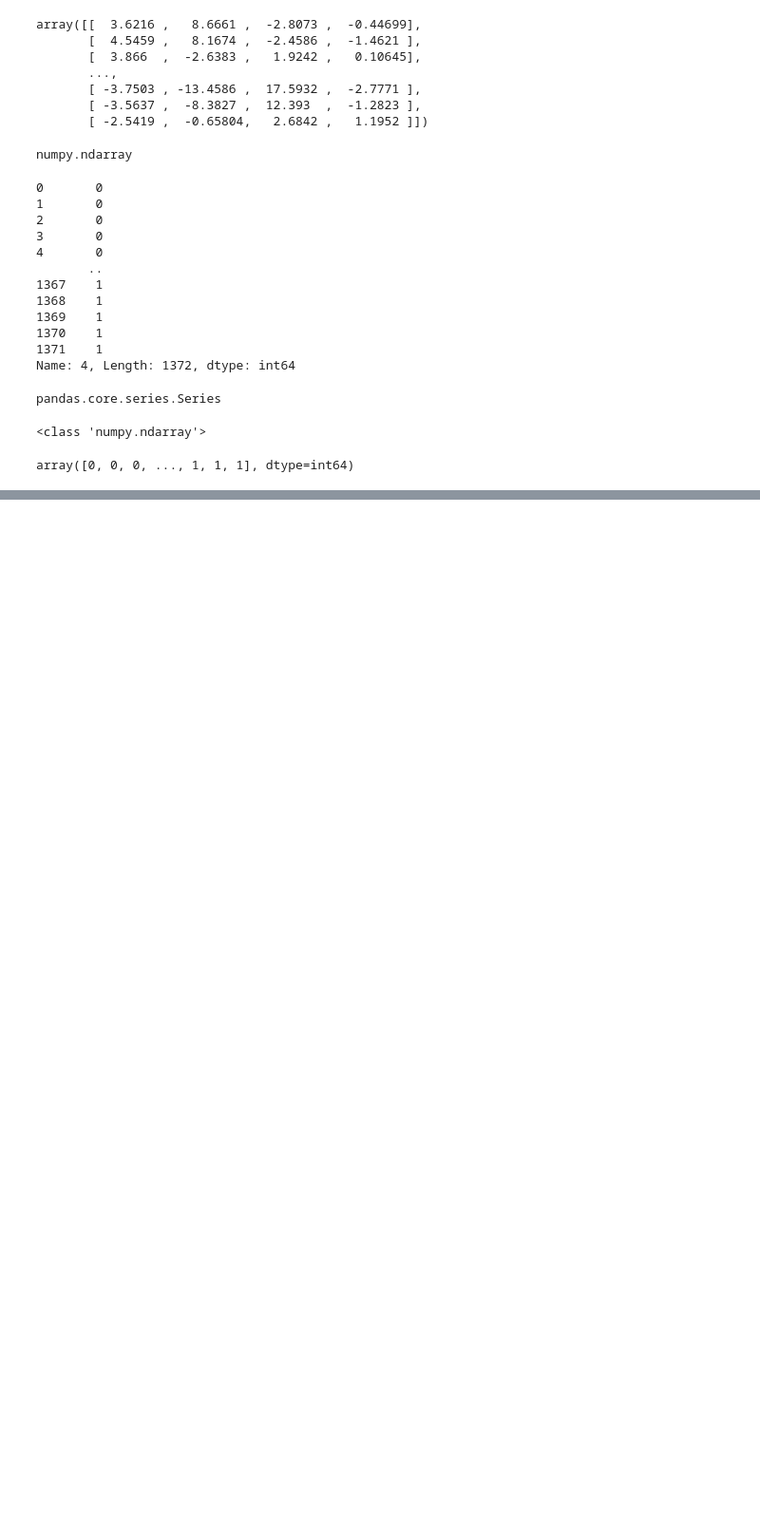
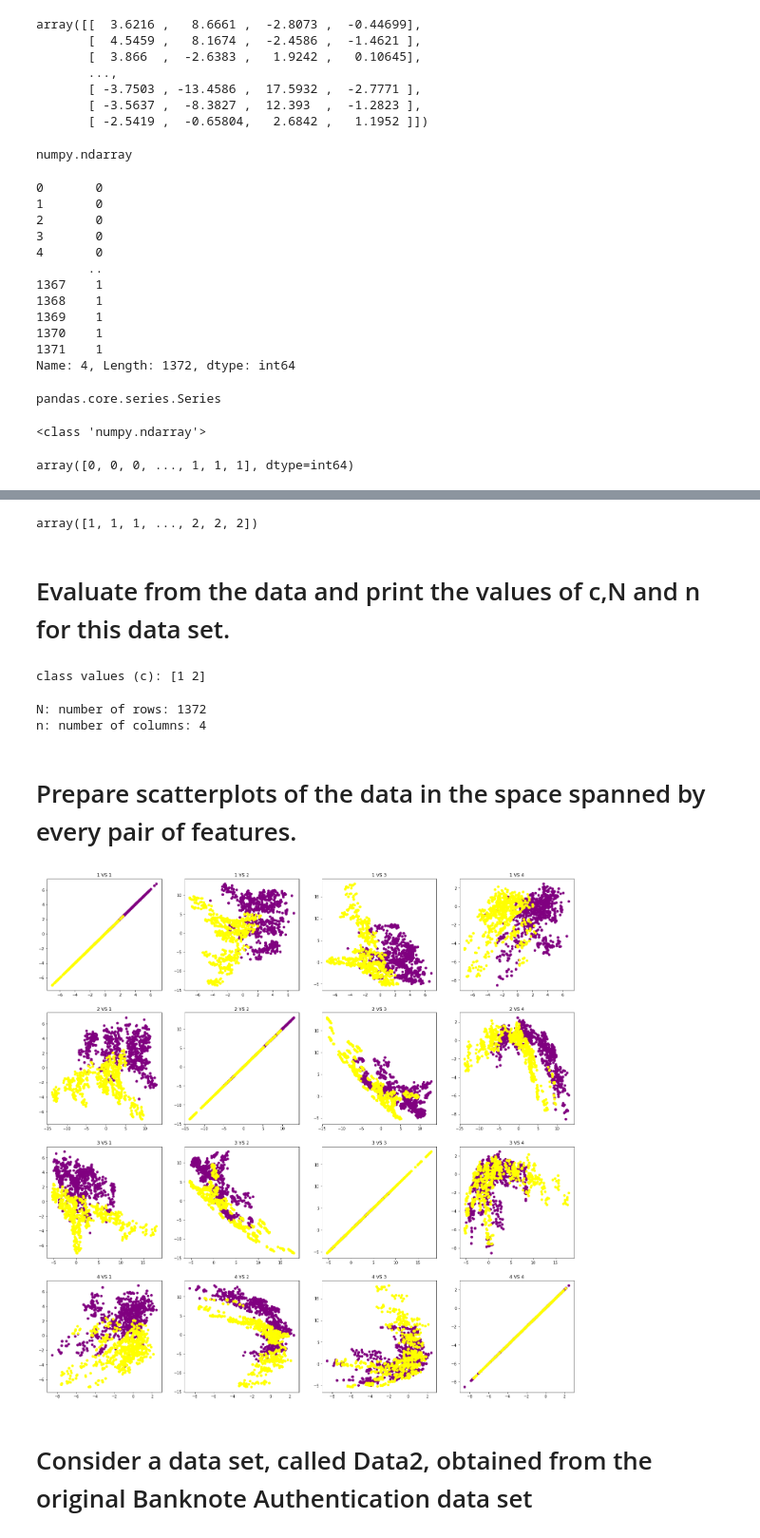
Before and after one commit to IkhlasAhmad1998/StartingPython, a Jupyter notebook: Assignment.ipynb, the cells around one changed output, grey strips where cells are left out. Shown: that part at 95% size. Cells and saved outputs as stored; diff of their text form; code cells hidden in the pictures; blank space fills up the shorter version.

```diff
--- a/Assignment.ipynb
+++ b/Assignment.ipynb
@@ -98,0 +102,24 @@ array([0, 0, 0, ..., 1, 1, 1], dtype=int64)
+# %%
+Label = np.where(Label==0, 1, 2)
+display(Label)
+# %% [output]
+array([1, 1, 1, ..., 2, 2, 2])
+# %% [markdown]
+# Evaluate from the data and print the values of c,N and n for this data set.
+# %%
+# c is class labels
+c = np.unique(Label)
+print("class values (c): {}".format(c))
+# %% [output]
+class values (c): [1 2]
+# %%
+# N for rows (objects) n for features (columns without label column)
+N = Data.shape[0]
+print("N: number of rows: {}".format(N))
+n = Data.shape[1]
+print("n: number of columns: {}".format(n))
+# %% [output]
+N: number of rows: 1372
+n: number of columns: 4
+# %% [markdown]
+# Prepare scatterplots of the data in the space spanned by every pair of features.
@@ -98,0 +128,15 @@ array([0, 0, 0, ..., 1, 1, 1], dtype=int64)
+# %%
+plt.figure(figsize=(25,25))
+colormap = np.array(['purple', 'yellow'])
+sn = 0
+for i in range(4):
+    for j in range(4):
+        sn+=1
+        plt.subplot(4, 4, sn)
+        plt.scatter(Data[:,i], Data[:,j], c=colormap[Label-1])
+        plt.title("{} VS {}".format(i+1, j+1))
+plt.show()
+# %% [output]
+[figure, added]
+# %% [markdown]
+# Consider a data set, called Data2, obtained from the original Banknote Authentication data set
```
Also changed, not shown: parts of 5 cells of this notebook.
